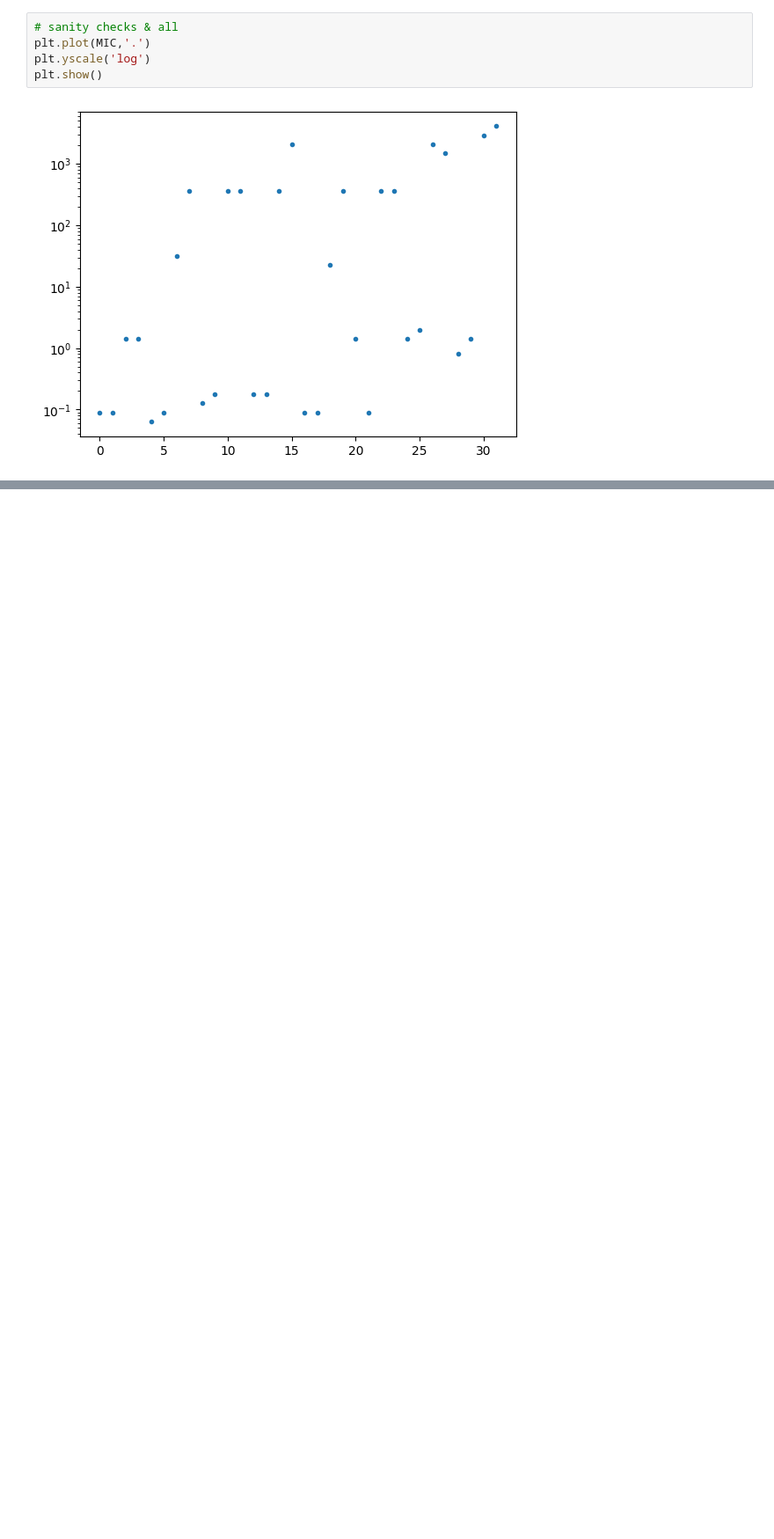
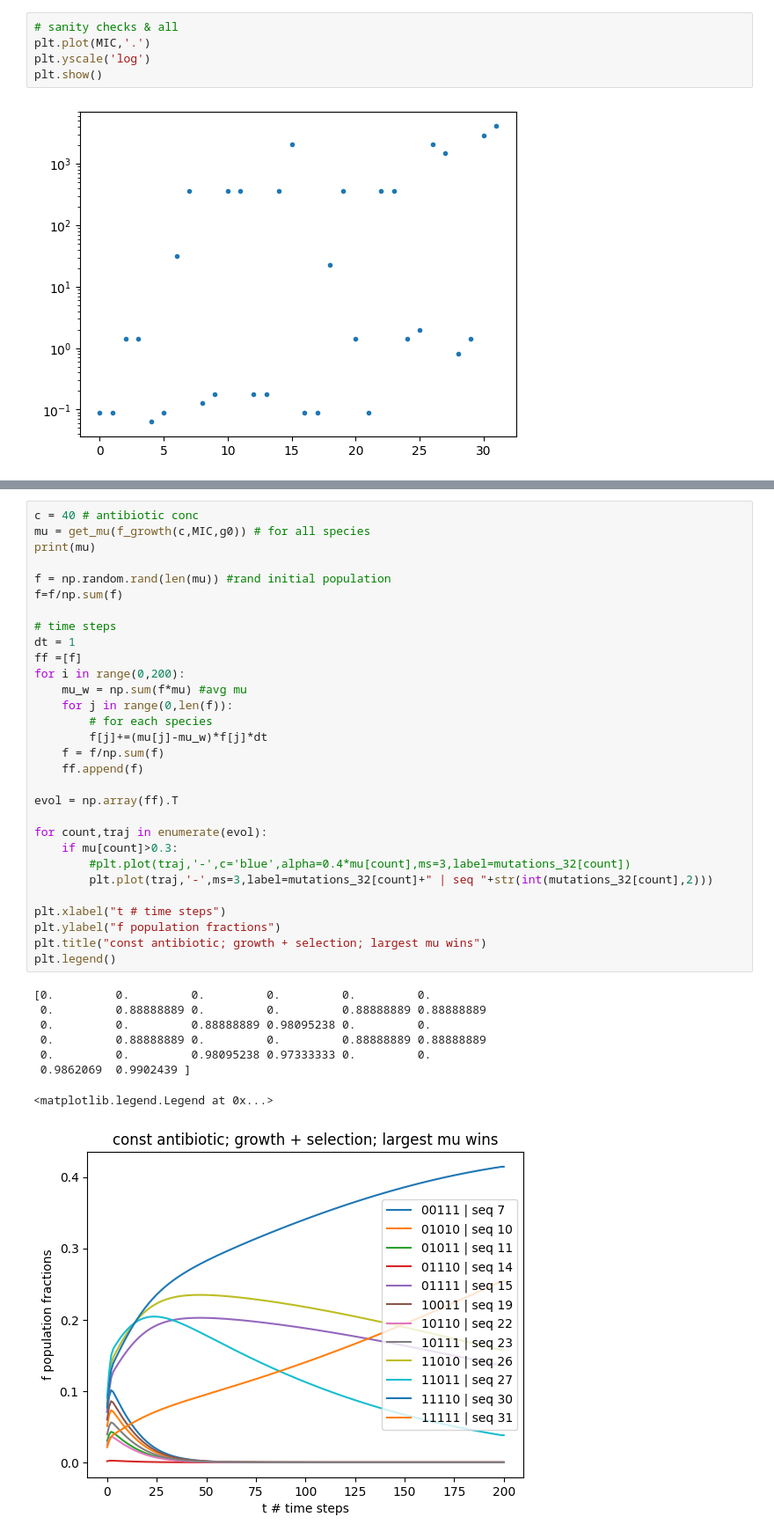
Before and after one commit to mimifilova/StatBiophys23, a Jupyter notebook: Project 1 .ipynb, the cells around one changed output, grey strips where cells are left out. Shown at 88% size. Drawn from its saved outputs; the diff is of its cells as text; blank space fills up the shorter version.

Commit message:
selection for changing conc

```diff
--- a/Project 1 .ipynb
+++ b/Project 1 .ipynb
@@ -120,0 +130,39 @@ plt.show()
+# %%
+c = 40 # antibiotic conc
+mu = get_mu(f_growth(c,MIC,g0)) # for all species
+print(mu)
+
+f = np.random.rand(len(mu)) #rand initial population
+f=f/np.sum(f)
+
+# time steps
+dt = 1
+ff =[f]
+for i in range(0,200):
+    mu_w = np.sum(f*mu) #avg mu
+    for j in range(0,len(f)):
+        # for each species
+        f[j]+=(mu[j]-mu_w)*f[j]*dt
+    f = f/np.sum(f)
+    ff.append(f)
+
+evol = np.array(ff).T
+
+for count,traj in enumerate(evol):
+    if mu[count]>0.3:
+        #plt.plot(traj,'-',c='blue',alpha=0.4*mu[count],ms=3,label=mutations_32[count])
+        plt.plot(traj,'-',ms=3,label=mutations_32[count]+" | seq "+str(int(mutations_32[count],2)))
+
+plt.xlabel("t # time steps")
+plt.ylabel("f population fractions")
+plt.title("const antibiotic; growth + selection; largest mu wins")
+plt.legend()
+# %% [output]
+[0.         0.         0.         0.         0.         0.
+ 0.         0.88888889 0.         0.         0.88888889 0.88888889
+ 0.         0.         0.88888889 0.98095238 0.         0.
+ 0.         0.88888889 0.         0.         0.88888889 0.88888889
+ 0.         0.         0.98095238 0.97333333 0.         0.
+ 0.9862069  0.9902439 ]
+<matplotlib.legend.Legend at 0x...>
+[figure, added]
```
Also changed, not shown: parts of 14 cells of this notebook.
